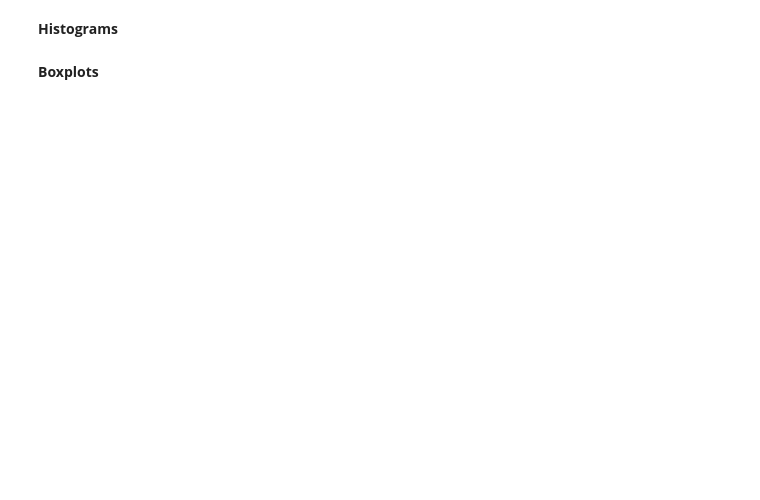
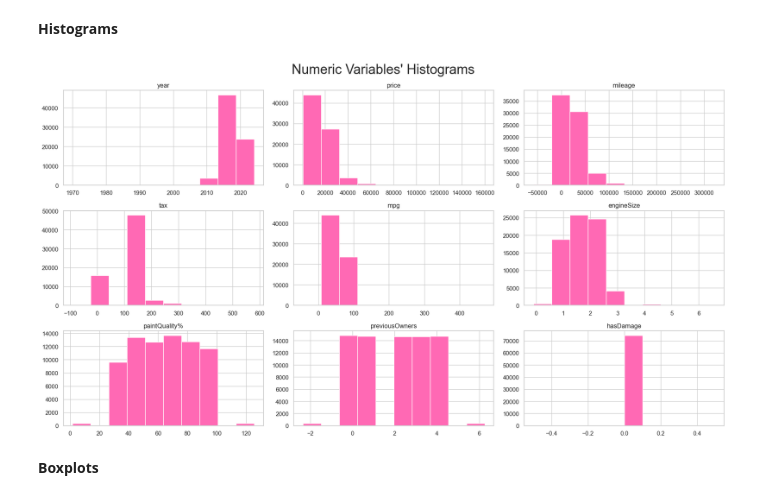
Before and after one commit to barbara-sousa-franco/Machine-Learning-Project, a Jupyter notebook: Deliverable 1.ipynb, the cells around one changed output. Saved outputs shown, nothing was run; the diff lists cells and outputs as text; code cells hidden in the pictures; blank space fills up the shorter version.

```diff
--- a/Deliverable 1.ipynb
+++ b/Deliverable 1.ipynb
@@ -214,21 +313,23 @@ df_train.describe()
 # %%
 # We will put all the numeric variables' histograms in one figure
 # Prepare figure. Create individual axes where each histogram will be placed
-fig, axes = plt.subplots(2, ceil(len(numeric_features) / 2 ), figsize = (20, 11))
+fig, axes = plt.subplots(ceil(len(numeric_features) / 3 ), 3, figsize=(18, 10))
 
 for ax, feat in zip(axes.flatten(), numeric_features):
     ax.hist(df_train[feat], color = 'hotpink')
-    ax.set_title(feat, y = -0.13)
+    ax.set_title(feat)
 
 # Delete empty plots
 for ax in axes.flatten()[len(numeric_features):]:
     ax.axis('off')
 
 # Add a centered title to the figure:
 plt.suptitle("Numeric Variables' Histograms", fontsize=25)
 
 plt.tight_layout()
 plt.show()
+# %% [output]
+[figure, added]
 # %% [markdown]
 **Boxplots**
 # %%
```
Also changed, not shown: parts of 56 cells of this notebook.
